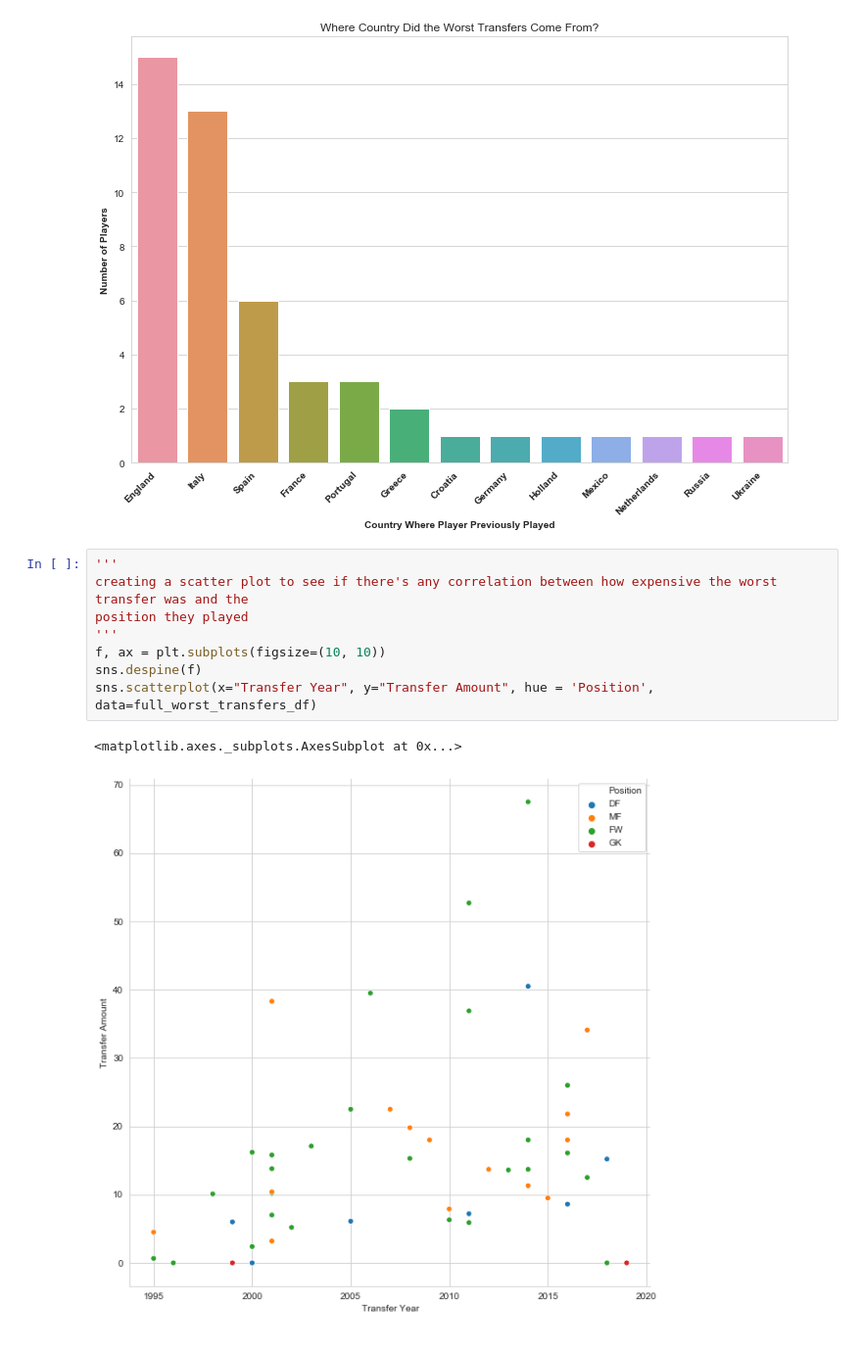
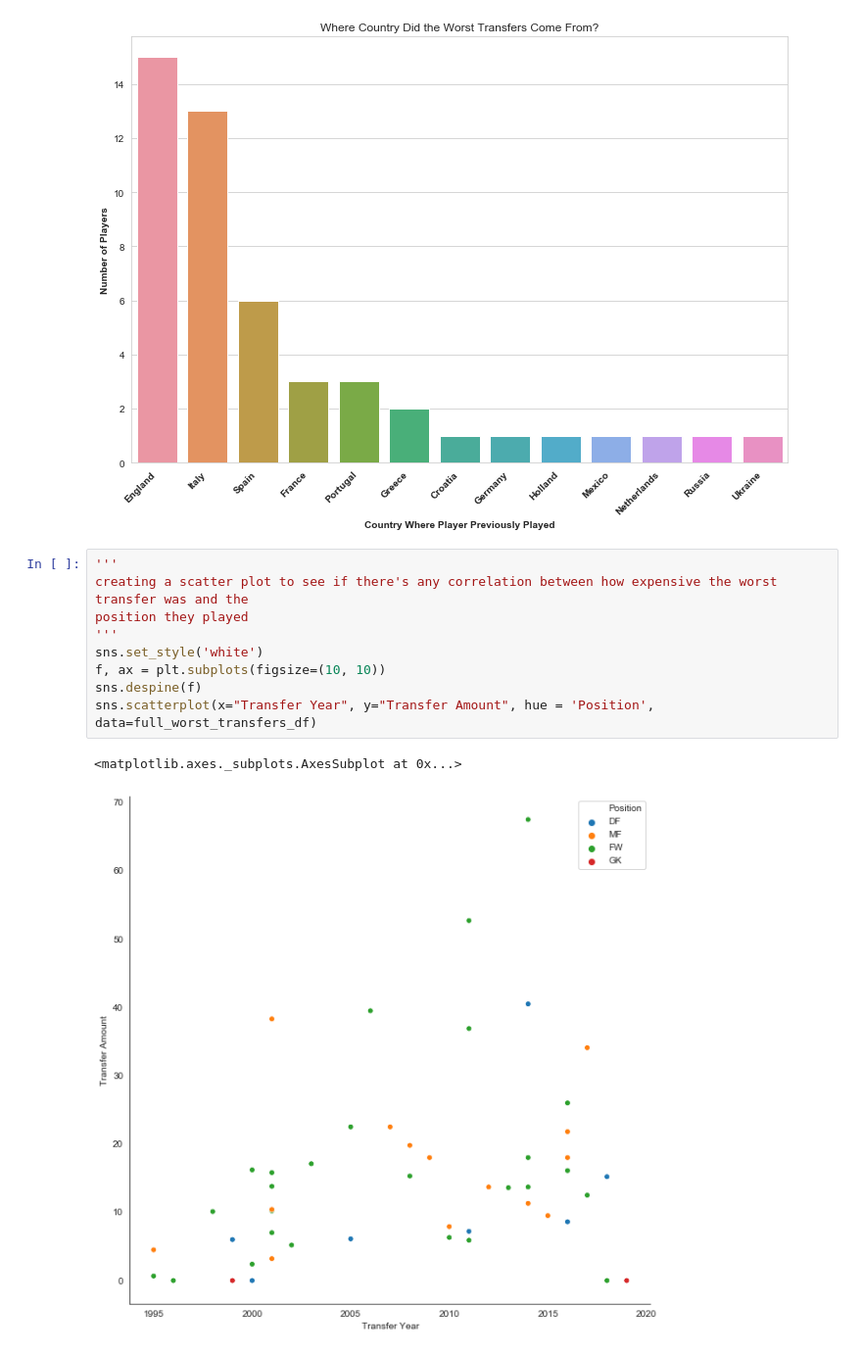
Before and after one commit to connorcapitolo/ESPN-50-World-PL-Transfers, a Jupyter notebook: ESPN Top 50 PL Worst Transfers.ipynb, the cells around one changed output. Shown at 98% size. Cells and saved outputs as stored; diff of their text form.

```diff
--- a/ESPN Top 50 PL Worst Transfers.ipynb
+++ b/ESPN Top 50 PL Worst Transfers.ipynb
@@ -667,11 +667,12 @@ Text(0, 0.5, 'Number of Players')
 # %%
 '''
 creating a scatter plot to see if there's any correlation between how expensive the worst transfer was and the
 position they played
 '''
+sns.set_style('white')
 f, ax = plt.subplots(figsize=(10, 10))
 sns.despine(f)
 sns.scatterplot(x="Transfer Year", y="Transfer Amount", hue = 'Position', data=full_worst_transfers_df)
 # %% [output]
 <matplotlib.axes._subplots.AxesSubplot at 0x...>
-[figure, old version]
+[figure, new version]
```
